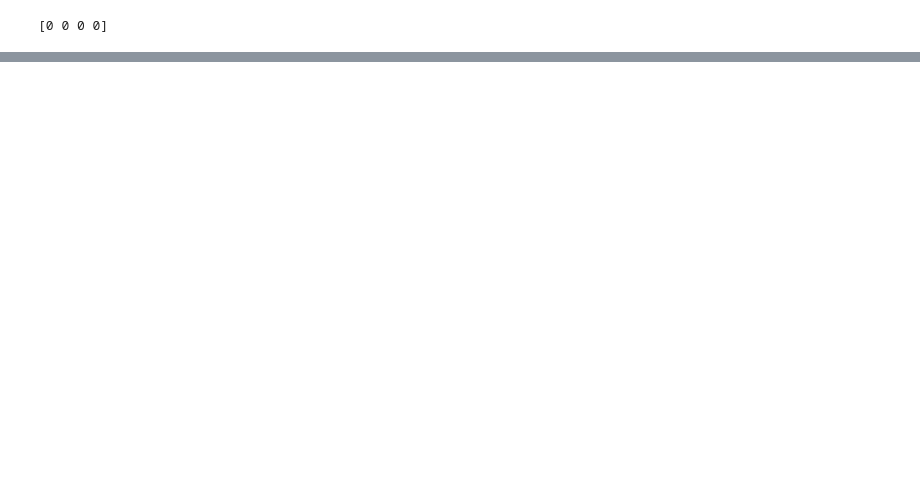
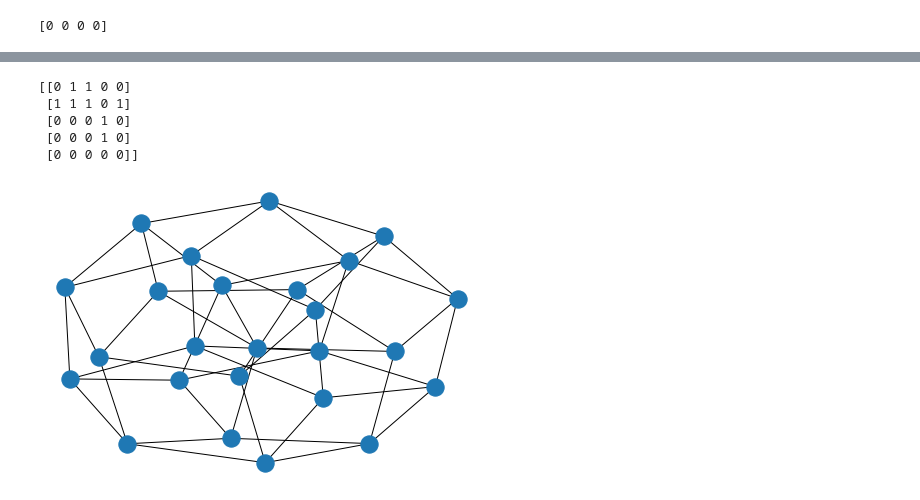
Before and after one commit to jpmarceaux/QuantumScripts, a Jupyter notebook: ToricCode.ipynb, the cells around one changed output, grey strips where cells are left out. Cells and saved outputs as stored; diff of their text form; code cells hidden in the pictures; blank space fills up the shorter version.

```diff
--- a/ToricCode.ipynb
+++ b/ToricCode.ipynb
@@ -84,0 +113,6 @@ print(app.run_once(my_code, my_error_model, my_decoder, error_probability=0.15))
+# %%
+syn_len = len(syndrome)
+z_syn = syndrome[:syn_len // 2]  # first half Z syndromes
+x_syn = syndrome[syn_len // 2:]  # second half X syndromes **top row is last in list**
+print(z_syn)
+print(x_syn)
@@ -84,0 +228,6 @@ print(app.run_once(my_code, my_error_model, my_decoder, error_probability=0.15))
+# %%
+x_syndrome, z_syndrome = syndrome_to_array(syndrome)
+print(x_syn)
+print("X:\n", x_syndrome)
+print(z_syn)
+print("Z:\n", z_syndrome)
@@ -84,0 +249,23 @@ print(app.run_once(my_code, my_error_model, my_decoder, error_probability=0.15))
+# %%
+def array_to_graph(arr):
+    """
+    Converts n x m array (see above) to the corresponding decoder graph.
+    """
+    G = nx.Graph()
+    n, m = np.shape(arr)
+
+    # Add all of the qubits and their syndromes as nodes first
+    # NOTE: A node is indexed by its array position (i, j)
+    for i in range(n):
+        for j in range(m):
+            G.add_node((i, j), syndrome=arr[i,j])
+
+    # Add the corresponding edges between each node (+/- 1 in the array)
+    for i in range(n):
+        for j in range(m):
+            G.add_edge((i, j), ((i+1)%n, j))
+            G.add_edge((i, j), ((i-1)%n, j))
+            G.add_edge((i, j), (i, (j+1)%m))
+            G.add_edge((i, j), (i, (j-1)%m))
+
+    return G
@@ -84,0 +296,15 @@ print(app.run_once(my_code, my_error_model, my_decoder, error_probability=0.15))
+# %%
+x_graph = array_to_graph(x_syndrome)
+z_graph = array_to_graph(z_syndrome)
+# %%
+print(graph_to_array(x_graph))
+# %% [output]
+[[0 1 1 0 0]
+ [1 1 1 0 1]
+ [0 0 0 1 0]
+ [0 0 0 1 0]
+ [0 0 0 0 0]]
+# %%
+nx.draw(x_graph)
+# %% [output]
+[figure, added]
```
Also changed, not shown: parts of 82 cells of this notebook.
